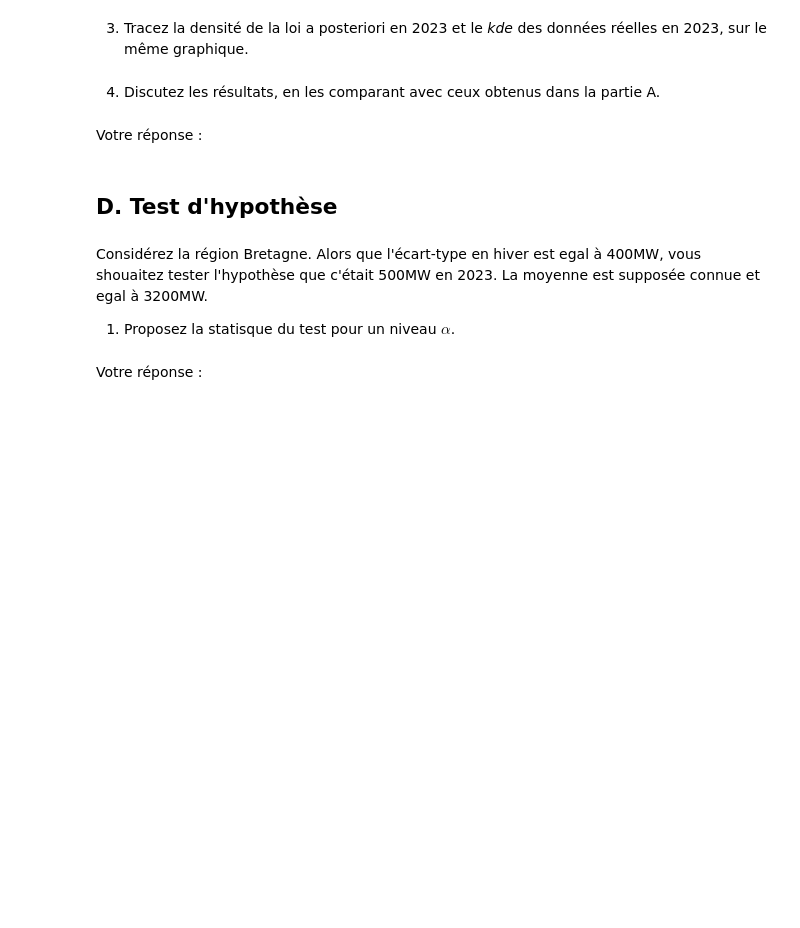
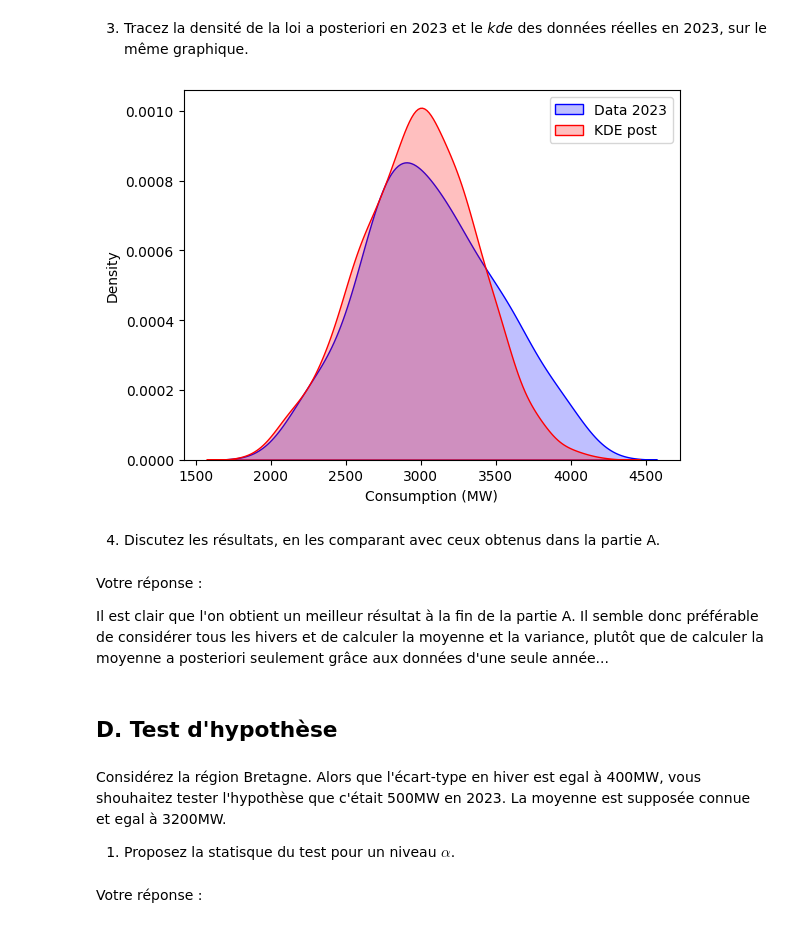
Before and after one commit to MrMay0/Statistics-Project, a Jupyter notebook: mini-project_FR.ipynb, the cells around one changed output. Drawn from its saved outputs; the diff is of its cells as text; code cells hidden in the pictures; blank space fills up the shorter version.

```diff
--- a/mini-project_FR.ipynb
+++ b/mini-project_FR.ipynb
@@ -401,0 +477,27 @@ Votre réponse :
+# %%
+df_param = pd.DataFrame(columns=['year','mu','sigma'])
+
+df_winter_Br_2023 = pd.DataFrame(columns=df_region.columns) # Utile pour la suite
+
+mu_0 = 3500
+sigma = 400
+sigma_0=500
+
+# Rappel df_region contient les données pour la région Bretagne
+df_region["date"] = pd.to_datetime(df_region["date"])
+
+for i in range(2013,2023):
+
+    start_date = pd.Timestamp(f'{i}-12-22')
+    end_date = pd.Timestamp(f'{i+1}-03-21')
+    df_region_winter_year = df_region[(df_region['date']>= start_date) & (df_region["date"]<= end_date)]
+    if i==2022:
+        df_winter_Br_2023 = df_region_winter_year
+    sum_xi = df_region_winter_year["consumption"].sum()
+    mu = (mu_0*(sigma)**2 + sigma_0**2 *sum_xi)/(df_region_winter_year["consumption"].count()*(sigma_0)**2 + (sigma)**2)
+    new_sigma = ((sigma_0)**2 * (sigma)**2)/(df_region_winter_year["consumption"].count()*(sigma_0)**2 + (sigma)**2)
+    row = {'year': i+1, 'mu': mu, 'sigma': new_sigma} #winter n = december of year (n-1) to march of year n
+    df_param = pd.concat([df_param, pd.DataFrame([row])])
+
+#On rajoute des indices aux lignes
+df_param = df_param.reset_index(drop=True)
@@ -402,13 +524,30 @@ Votre réponse :
 # %% [markdown]
 3. Tracez la densité de la loi a posteriori en 2023 et le *kde* des données réelles en 2023, sur le même graphique.
+# %%
+post_param = df_param.iloc[9] #2023
+post_mean = post_param['mu']
+post_var = post_param['sigma']
+
+rand_mu = np.random.normal(post_mean, np.sqrt(post_var))
+new_data_post = np.random.normal(rand_mu, sigma , df_region_winter["consumption"].count())
+
+sns.kdeplot(data=df_winter_Br_2023, x="consumption", label="Data 2023", color='blue', fill=True)
+sns.kdeplot(data=new_data_post, label="KDE post", color='red', fill=True)
+plt.xlabel("Consumption (MW)")
+plt.legend()
+plt.show()
+# %% [output]
+[figure, added]
 # %% [markdown]
 4. Discutez les résultats, en les comparant avec ceux obtenus dans la partie A.
 # %% [markdown]
 Votre réponse :
+
+Il est clair que l'on obtient un meilleur résultat à la fin de la partie A. Il semble donc préférable de considérer tous les hivers et de calculer la moyenne et la variance, plutôt que de calculer la moyenne a posteriori seulement grâce aux données d'une seule année...
 # %% [markdown]
 ## D. Test d'hypothèse
 # %% [markdown]
-Considérez la région Bretagne. Alors que l'écart-type en hiver est egal à 400MW, vous shouaitez tester l'hypothèse que c'était 500MW en 2023. La moyenne est supposée connue et egal à 3200MW.
+Considérez la région Bretagne. Alors que l'écart-type en hiver est egal à 400MW, vous shouhaitez tester l'hypothèse que c'était 500MW en 2023. La moyenne est supposée connue et egal à 3200MW.
 
 1. Proposez la statisque du test pour un niveau $\alpha$.
 # %% [markdown]
```
Also changed, not shown: parts of 18 cells of this notebook.
